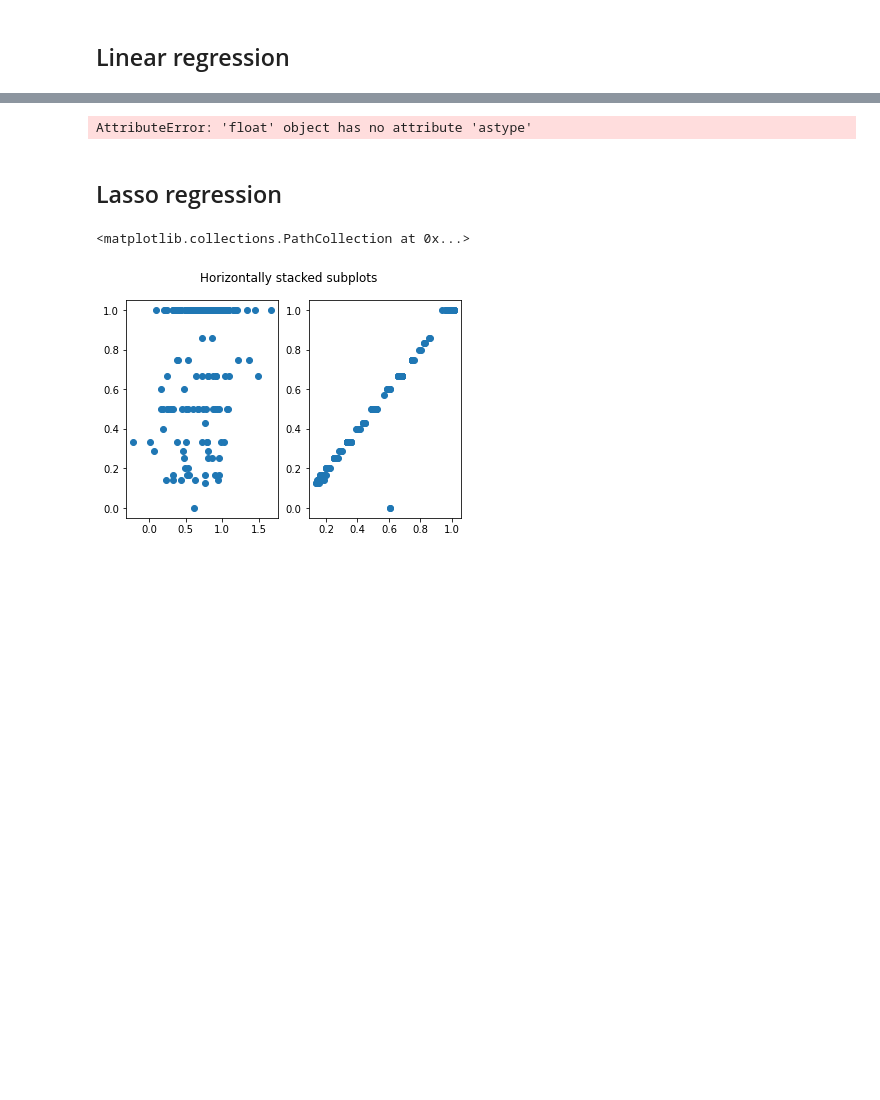
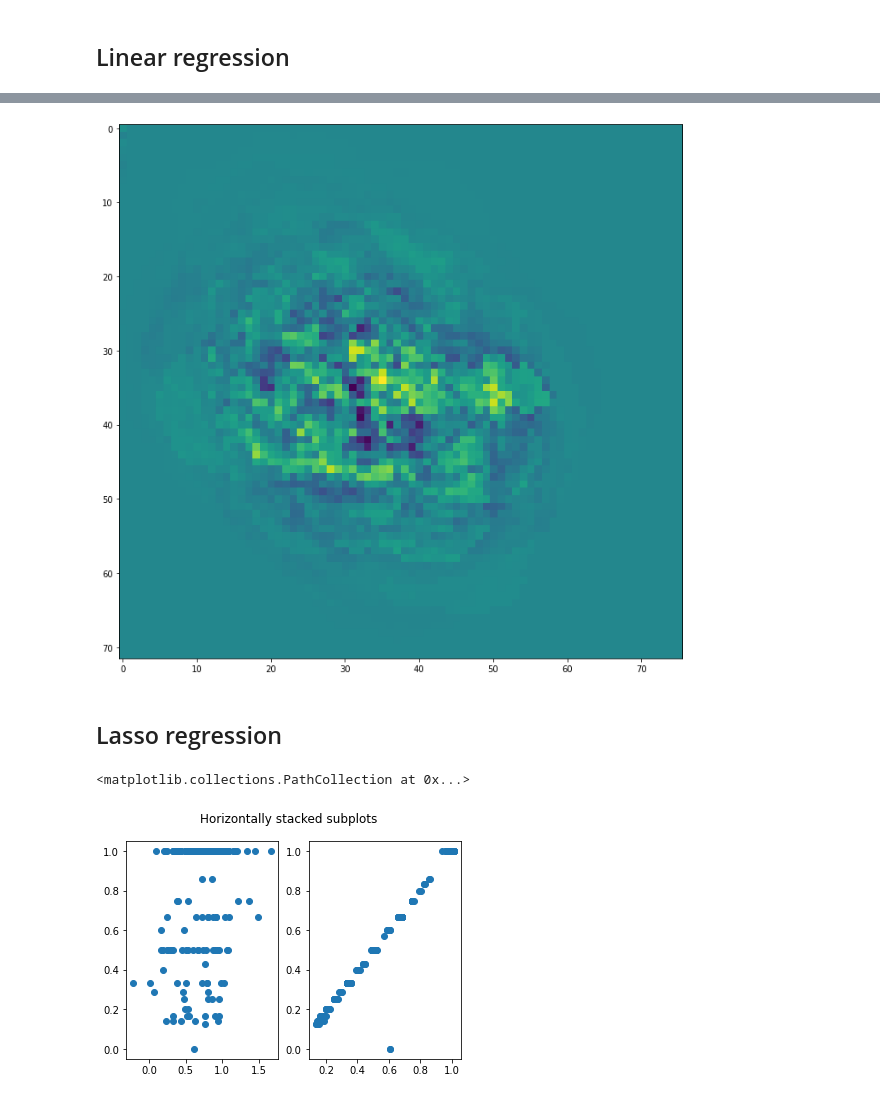
Before and after one commit to QuentinSav/probabilistic-stimulation-maps, a Jupyter notebook: Untitled.ipynb, the cells around one changed output, grey strips where cells are left out. Saved outputs shown, nothing was run; the diff lists cells and outputs as text; code cells hidden in the pictures; blank space fills up the shorter version.

```diff
--- a/Untitled.ipynb
+++ b/Untitled.ipynb
@@ -69,6 +48,14 @@ def plot_map(model):
     coef_tensor = reconstruct(model.coef_)
 
     plot_cube(coef_tensor)
+
+
+def plot_slice(model, xx=30):
+
+    coef_tensor = reconstruct(model.coef_)
+    fig = plt.figure(figsize=(30/2.54, 30/2.54))
+    plt.imshow(coef_tensor[xx, :, :], cmap='viridis')
+    plt.show()
 # %% [markdown]
 # Probabilistic Stimulation Map for deep brain stimulation
 # %% [markdown]
@@ -128,10 +113,7 @@ ax2.scatter(pred_train, y_train)
 # %%
-plot_map(model)
+plot_slice(model)
+# %% [output]
+[figure, added]
-# %%
-a = 1.69034
-b = a.astype('int8')
-# %% [output]
-AttributeError: 'float' object has no attribute 'astype'
 # %% [markdown]
 ## Lasso regression
 # %%
```
Also changed, not shown: parts of 4 cells of this notebook.
